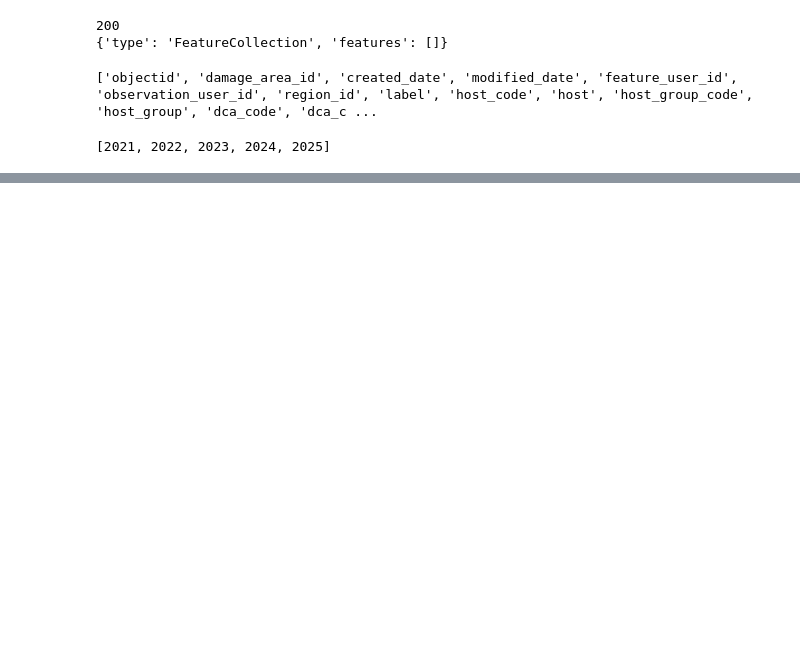
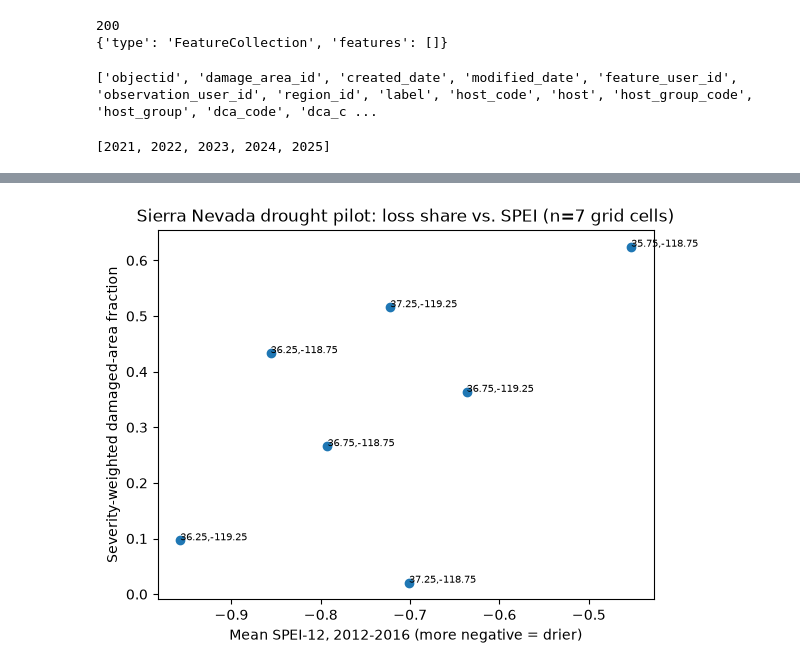
Before and after one commit to ada-th25/climate_impact_curves, a Jupyter notebook: notebooks/06_usfs_ads_pilot.ipynb, the cells around one changed output, grey strips where cells are left out. Saved outputs shown, nothing was run; the diff lists cells and outputs as text; code cells hidden in the pictures; blank space fills up the shorter version.

Commit message:
USFS and wind pilot checks

```diff
--- a/notebooks/06_usfs_ads_pilot.ipynb
+++ b/notebooks/06_usfs_ads_pilot.ipynb
@@ -46,0 +233,5 @@ print(years)
+# %%
+loss_share = damaged_by_cell / forested_by_cell
+loss_share = loss_share.where(forested_by_cell > 0)  # avoid div-by-zero; NaN for near-empty cells
+loss_share = loss_share.clip(0, 1)
+print(loss_share.sort_values(ascending=False))
@@ -46,0 +249,15 @@ print(years)
+# %%
+spei_by_cell = {}
+for lat, lon in loss_share.index:
+    val = (
+        spei_ds["spei"]
+        .sel(lat=lat, lon=lon, method="nearest")
+        .sel(time=slice("2012-01-01", "2016-12-31"))
+        .mean()
+    )
+    spei_by_cell[(lat, lon)] = float(val)
+
+spei_by_cell = pd.Series(spei_by_cell)
+
+curve_df = pd.DataFrame({"loss_share": loss_share, "spei": spei_by_cell}).dropna()
+print(curve_df.sort_values("spei"))
@@ -46,0 +273,13 @@ print(years)
+# %%
+import matplotlib.pyplot as plt
+
+plt.scatter(curve_df["spei"], curve_df["loss_share"])
+for (lat, lon), row in curve_df.iterrows():
+    plt.annotate(f"{lat},{lon}", (row["spei"], row["loss_share"]), fontsize=7)
+plt.xlabel("Mean SPEI-12, 2012-2016 (more negative = drier)")
+plt.ylabel("Severity-weighted damaged-area fraction")
+plt.title("Sierra Nevada drought pilot: loss share vs. SPEI (n=7 grid cells)")
+plt.savefig("../data/raw/drought_loss_vs_spei.png")
+plt.show()
+# %% [output]
+[figure, added]
```
Also changed, not shown: parts of 12 cells of this notebook, 1 other file.
